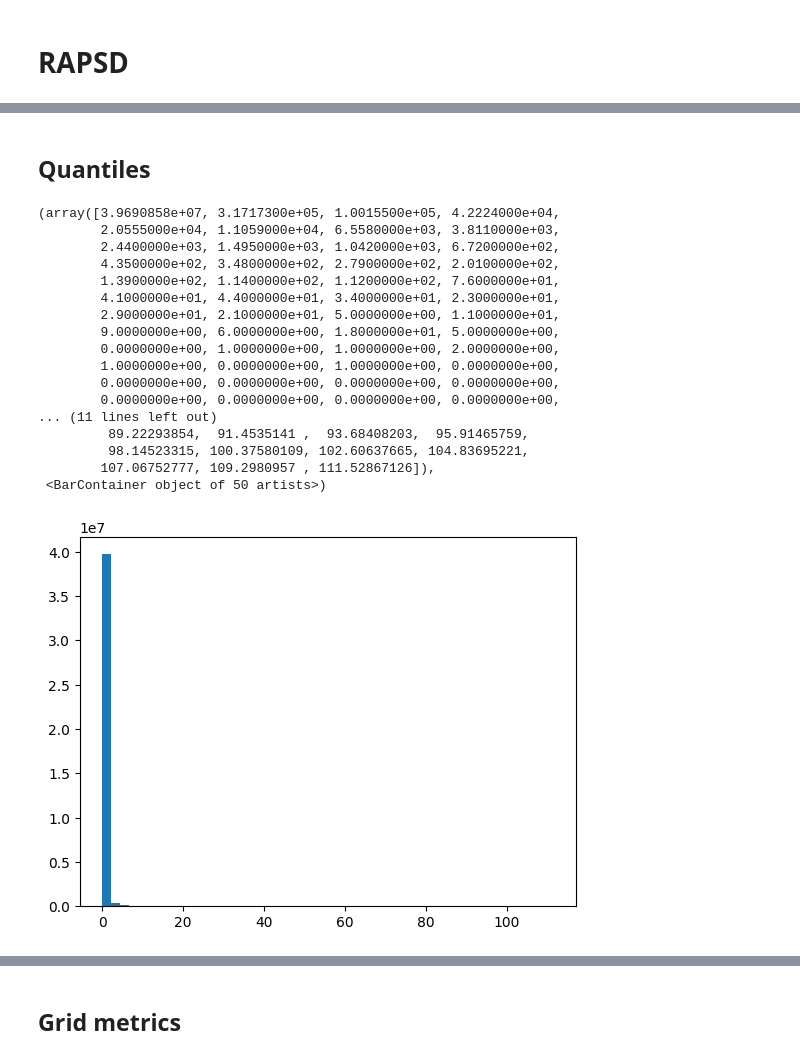
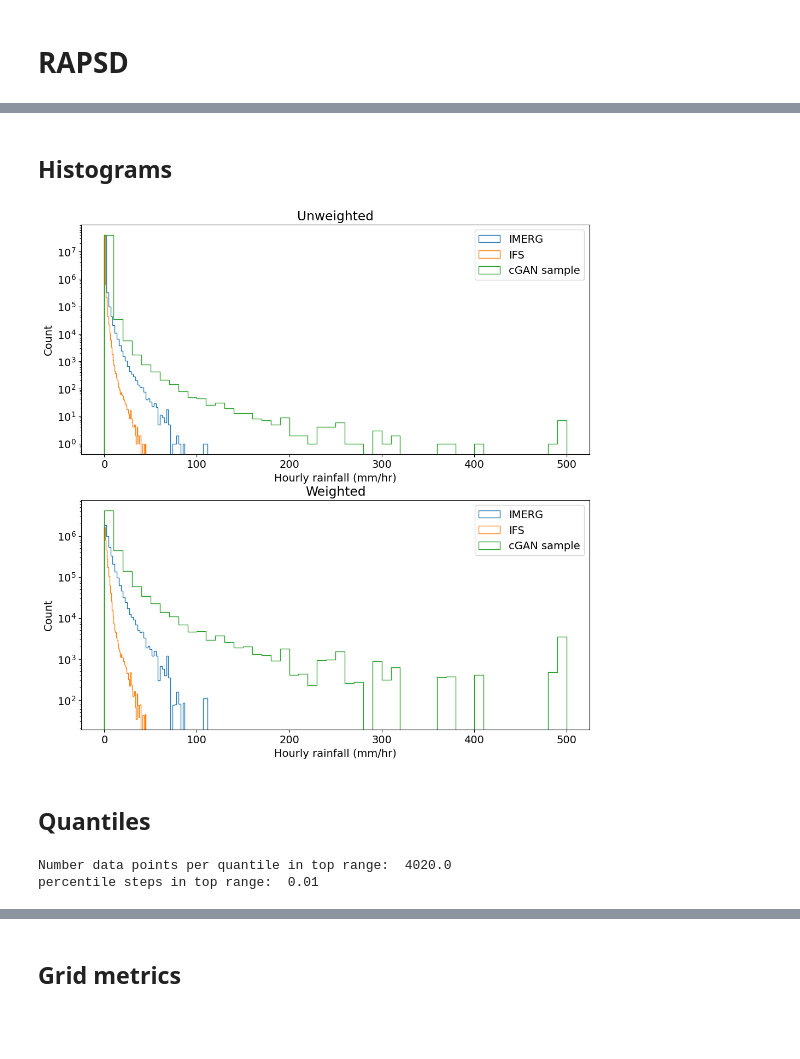
Before and after one commit to mlangguth89/downscaling-cgan, a Jupyter notebook: notebooks/plot_cgan_metrics.ipynb, the cells around one changed output, grey strips where cells are left out. Drawn from its saved outputs; the diff is of its cells as text; code cells hidden in the pictures; blank space fills up the shorter version.

```diff
--- a/notebooks/plot_cgan_metrics.ipynb
+++ b/notebooks/plot_cgan_metrics.ipynb
@@ -232,30 +277,45 @@ plt.savefig('cgan_metrics/rapds.png')
+# %% [markdown]
+## Histograms
+# %%
+# quantile histograms
+
+fig, axs = plt.subplots(2,1, figsize=(12,12))
+num_bins = 50
+(bin_count, bin_values) = np.histogram(truth_array.flatten(), bins=num_bins)
+
+axs[0].hist(truth_array.flatten(), bins=num_bins, histtype='step', label='IMERG')
+axs[0].hist(fcst_array.flatten(), bins=num_bins, histtype='step', label='IFS')
+axs[0].hist(samples_gen_array[:,:,:,0].flatten(), bins=num_bins, histtype='step', label='cGAN sample')
+axs[0].set_title('Unweighted')
+
+axs[1].hist(truth_array.flatten(), bins=num_bins, histtype='step',weights=truth_array.flatten(), label='IMERG')
+axs[1].hist(fcst_array.flatten(), bins=num_bins, histtype='step', weights=fcst_array.flatten(), label='IFS')
+axs[1].hist(samples_gen_array[:,:,:,0].flatten(), bins=num_bins, histtype='step', weights=samples_gen_array[:,:,:,0].flatten(), label='cGAN sample')#
+axs[1].set_title('Weighted')
+
+for ax in axs:
+    ax.set_yscale('log')
+    ax.legend()
+    ax.set_xlabel('Hourly rainfall (mm/hr)')
+    ax.set_ylabel('Count')
+# %% [output]
+[figure, added]
 # %% [markdown]
 ## Quantiles
 # %%
-n_quantiles = 50
-quantile_boundaries = np.arange(0, 1+1/n_quantiles, 1/n_quantiles) # Expressed as fractions, e.g. 0.5 = 50th percentile
+# quantile_boundaries = np.arange(0, 1+1/n_quantiles, 1/n_quantiles) # Expressed as fractions, e.g. 0.5 = 50th percentile
+
+# truth_quantiles = np.quantile(truth_array_thresholded, quantile_boundaries)
+# sample_quantiles = np.quantile(sample_quantiles_thresholded, quantile_boundaries)
+# fcst_quantiles = np.quantile(fcst_array_thresholded, quantile_boundaries)
+
+number_in_top_range = 1000
+quantile_boundaries = [0.1, 0.2, 0.3, 0.4, 0.5, 0.6, 0.7, 0.8] + list(np.linspace(0.9, 0.9999, number_in_top_range))
 truth_quantiles = np.quantile(truth_array, quantile_boundaries)
-sample_quantiles = np.quantile(samples_gen_array[:,:,:, 0], quantile_boundaries)
+sample_quantiles = np.quantile(samples_gen_array[:,:,:,0], quantile_boundaries)
 fcst_quantiles = np.quantile(fcst_array, quantile_boundaries)
+print('Number data points per quantile in top range: ', 0.1*len(truth_array.flatten()) / number_in_top_range)
+print('percentile steps in top range: ', 10 / number_in_top_range)
+# %% [output]
+Number data points per quantile in top range:  4020.0
+percentile steps in top range:  0.01
-# %%
-# histograms
-plt.hist(truth_array.flatten(), bins=50)
-# %% [output]
-(array([3.9690858e+07, 3.1717300e+05, 1.0015500e+05, 4.2224000e+04,
-        2.0555000e+04, 1.1059000e+04, 6.5580000e+03, 3.8110000e+03,
-        2.4400000e+03, 1.4950000e+03, 1.0420000e+03, 6.7200000e+02,
-        4.3500000e+02, 3.4800000e+02, 2.7900000e+02, 2.0100000e+02,
-        1.3900000e+02, 1.1400000e+02, 1.1200000e+02, 7.6000000e+01,
-        4.1000000e+01, 4.4000000e+01, 3.4000000e+01, 2.3000000e+01,
-        2.9000000e+01, 2.1000000e+01, 5.0000000e+00, 1.1000000e+01,
-        9.0000000e+00, 6.0000000e+00, 1.8000000e+01, 5.0000000e+00,
-        0.0000000e+00, 1.0000000e+00, 1.0000000e+00, 2.0000000e+00,
-        1.0000000e+00, 0.0000000e+00, 1.0000000e+00, 0.0000000e+00,
-        0.0000000e+00, 0.0000000e+00, 0.0000000e+00, 0.0000000e+00,
-        0.0000000e+00, 0.0000000e+00, 0.0000000e+00, 0.0000000e+00,
-... (11 lines left out)
-         89.22293854,  91.4535141 ,  93.68408203,  95.91465759,
-         98.14523315, 100.37580109, 102.60637665, 104.83695221,
-        107.06752777, 109.2980957 , 111.52867126]),
- <BarContainer object of 50 artists>)
-[figure, removed]
```
Also changed, not shown: parts of 19 cells of this notebook, 1 other file.
